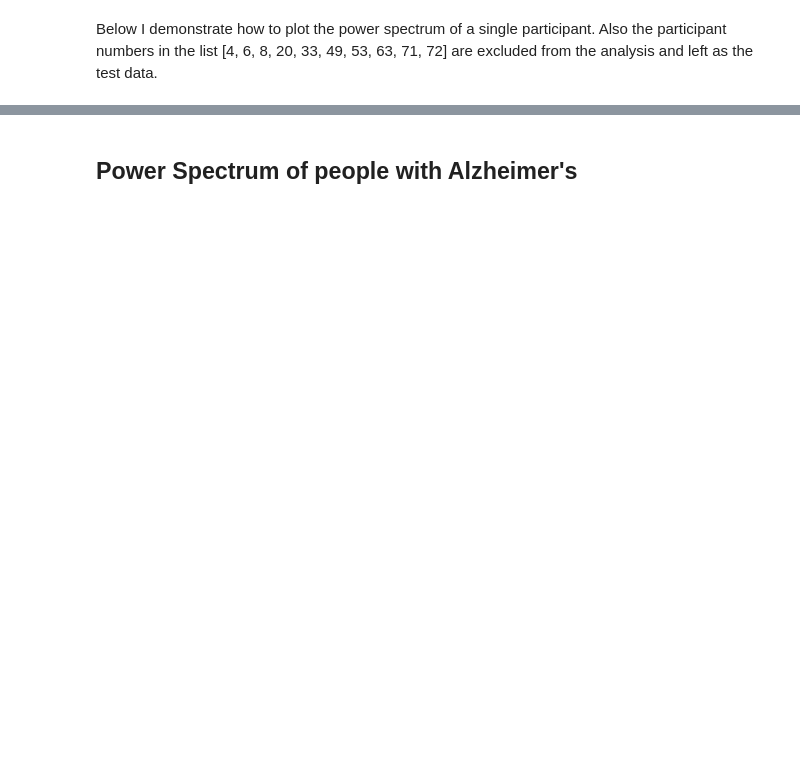
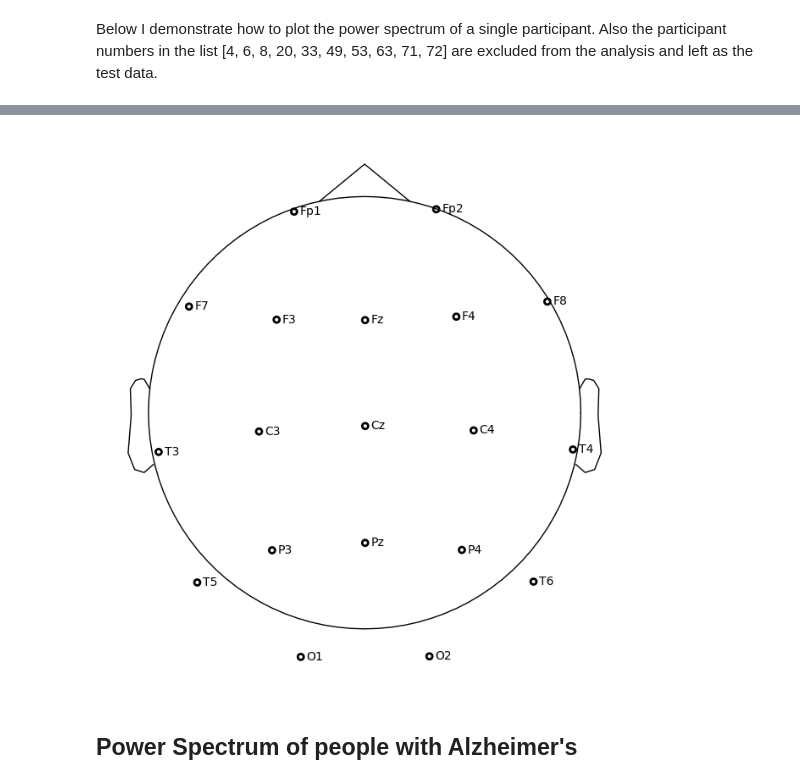
Before and after one commit to HimanshuKhanchandani/Dementia-Detection-Tool, a Jupyter notebook: models/DataVisualization.ipynb, the cells around one changed output, grey strips where cells are left out. Drawn from its saved outputs; the diff is of its cells as text; code cells hidden in the pictures; blank space fills up the shorter version.

```diff
--- a/models/DataVisualization.ipynb
+++ b/models/DataVisualization.ipynb
@@ -30,3 +39,8 @@ plt.show()
+# %%
+fig = mne.viz.plot_sensors(raw.info, show_names = True, ch_groups = ch_names)
+fig.show()
+# %% [output]
+[figure, added]
 # %% [markdown]
 ## Power Spectrum of people with Alzheimer's
 # %%
```
Also changed, not shown: parts of 13 cells of this notebook, 8 other files.
